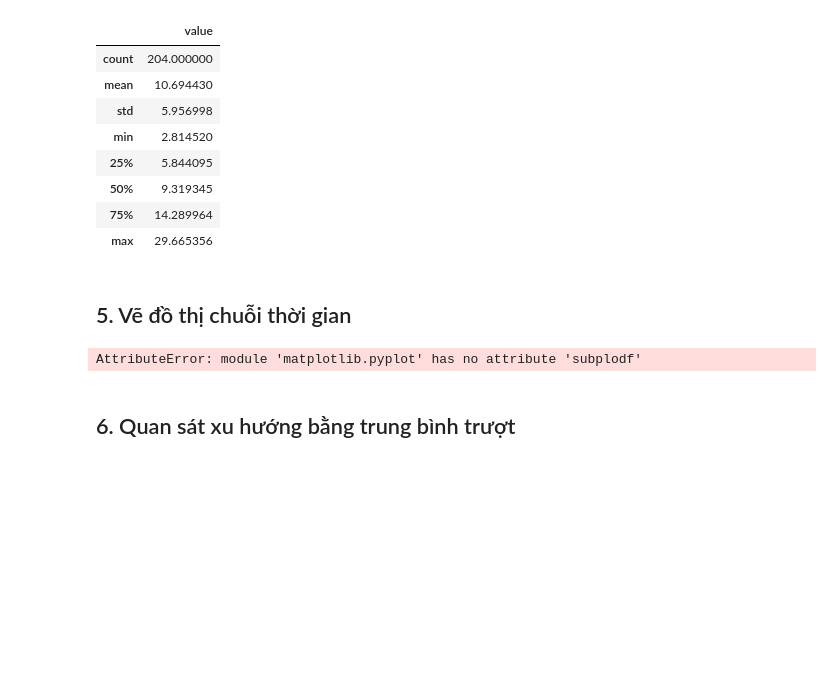
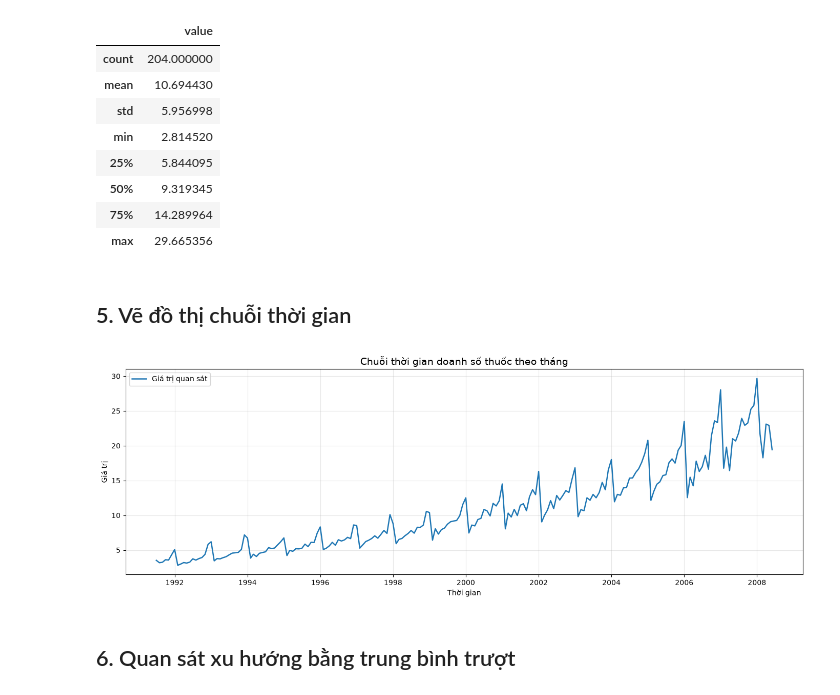
Before and after one commit to HoraCompany-VN/Times-Series-Gr3, a Jupyter notebook: Lab2/BT_Normal/Bài 1.ipynb, the cells around one changed output. Cells and saved outputs as stored; diff of their text form; code cells hidden in the pictures; blank space fills up the shorter version.

```diff
--- a/Lab2/BT_Normal/Bài 1.ipynb
+++ b/Lab2/BT_Normal/Bài 1.ipynb
@@ -90,16 +90,19 @@ display(df.describe())
 # %% [markdown]
 ## 5. Vẽ đồ thị chuỗi thời gian
 # %%
-fig, ax = plt.subplodf(figsize=(14, 5))
-ax.plot(df.index, df.values, linewidth=1.8, label="Giá trị quan sát")
-ax.set_title("Chuỗi thời gian doanh số thuốc theo tháng (A10)", fondfize=14)
+fig, ax = plt.subplots(figsize=(14, 5))
+
+ax.plot(df.index, df["value"], linewidth=1.8, label="Giá trị quan sát")
+ax.set_title("Chuỗi thời gian doanh số thuốc theo tháng", fontsize=14)
 ax.set_xlabel("Thời gian")
 ax.set_ylabel("Giá trị")
 ax.legend()
+ax.grid(True, alpha=0.3)
+
 plt.tight_layout()
 plt.show()
 # %% [output]
-AttributeError: module 'matplotlib.pyplot' has no attribute 'subplodf'
+[figure, added]
 # %% [markdown]
 ## 6. Quan sát xu hướng bằng trung bình trượt
 # %%
```
Also changed, not shown: parts of 3 cells of this notebook.
